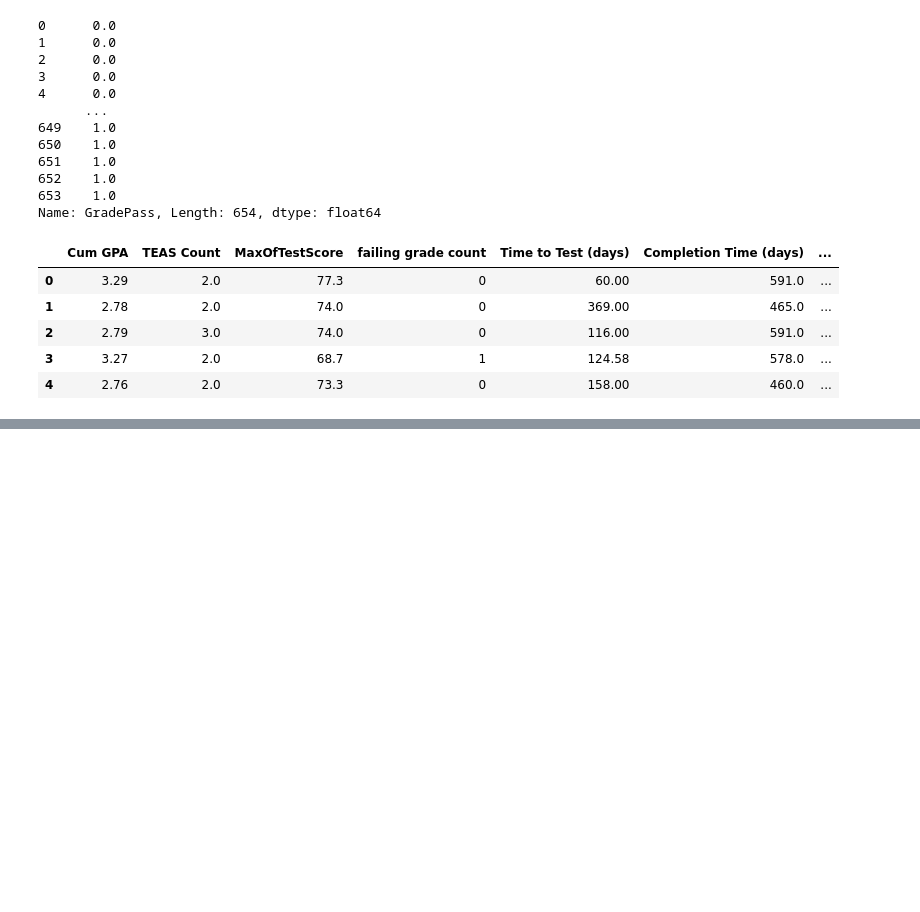
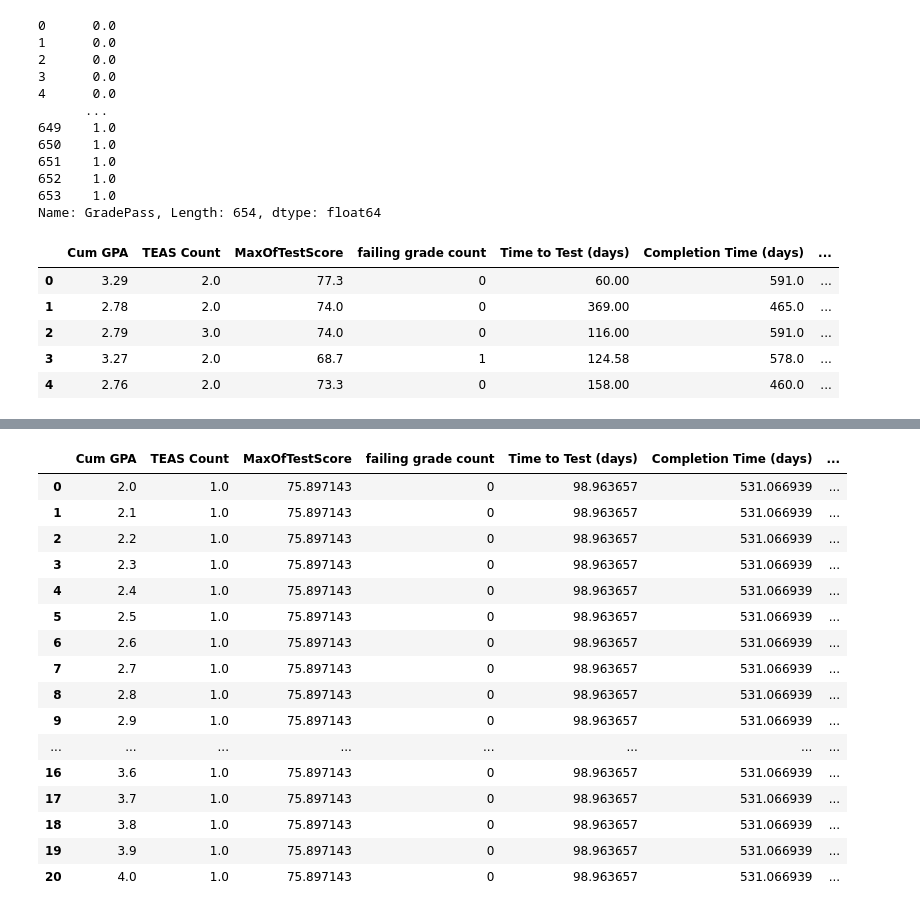
Before and after one commit to walaha2002/Project3, a Jupyter notebook: Eisenba/Extreme_Trees_Scores.ipynb, the cells around one changed output, grey strips where cells are left out. Saved outputs shown, nothing was run; the diff lists cells and outputs as text; code cells hidden in the pictures; blank space fills up the shorter version.

```diff
--- a/Eisenba/Extreme_Trees_Scores.ipynb
+++ b/Eisenba/Extreme_Trees_Scores.ipynb
@@ -166,0 +236,27 @@ class_report_df
+# %%
+# Set up gpa range
+gpa_range = [2.0, 2.1, 2.2, 2.3, 2.4,
+             2.5, 2.6, 2.7, 2.8, 2.9,
+             3.0, 3.1, 3.2, 3.3, 3.4,
+            3.5, 3.6, 3.7, 3.8, 3.9, 4.0]
+gpa_range_df['Cum GPA'] = gpa_range
+gpa_range_df.drop(['GradePass'], inplace=True, axis=1)
+gpa_range_df
+# %% [output]
+|  | Cum GPA | TEAS Count | MaxOfTestScore | failing grade count | Time to Test (days) | Completion Time (days) | ... |
+| 0 | 2.0 | 1.0 | 75.897143 | 0 | 98.963657 | 531.066939 | ... |
+| 1 | 2.1 | 1.0 | 75.897143 | 0 | 98.963657 | 531.066939 | ... |
+| 2 | 2.2 | 1.0 | 75.897143 | 0 | 98.963657 | 531.066939 | ... |
+| 3 | 2.3 | 1.0 | 75.897143 | 0 | 98.963657 | 531.066939 | ... |
+| 4 | 2.4 | 1.0 | 75.897143 | 0 | 98.963657 | 531.066939 | ... |
+| 5 | 2.5 | 1.0 | 75.897143 | 0 | 98.963657 | 531.066939 | ... |
+| 6 | 2.6 | 1.0 | 75.897143 | 0 | 98.963657 | 531.066939 | ... |
+| 7 | 2.7 | 1.0 | 75.897143 | 0 | 98.963657 | 531.066939 | ... |
+| 8 | 2.8 | 1.0 | 75.897143 | 0 | 98.963657 | 531.066939 | ... |
+| 9 | 2.9 | 1.0 | 75.897143 | 0 | 98.963657 | 531.066939 | ... |
+| ... | ... | ... | ... | ... | ... | ... | ... |
+| 16 | 3.6 | 1.0 | 75.897143 | 0 | 98.963657 | 531.066939 | ... |
+| 17 | 3.7 | 1.0 | 75.897143 | 0 | 98.963657 | 531.066939 | ... |
+| 18 | 3.8 | 1.0 | 75.897143 | 0 | 98.963657 | 531.066939 | ... |
+| 19 | 3.9 | 1.0 | 75.897143 | 0 | 98.963657 | 531.066939 | ... |
+| 20 | 4.0 | 1.0 | 75.897143 | 0 | 98.963657 | 531.066939 | ... |
```
Also changed, not shown: parts of 13 cells of this notebook, 4 other files.
